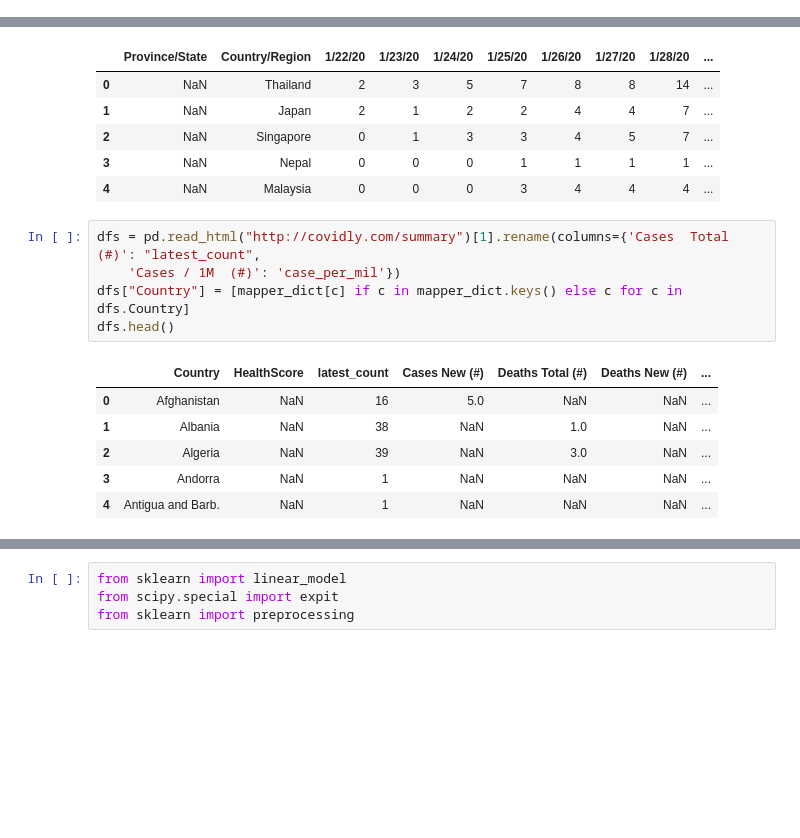
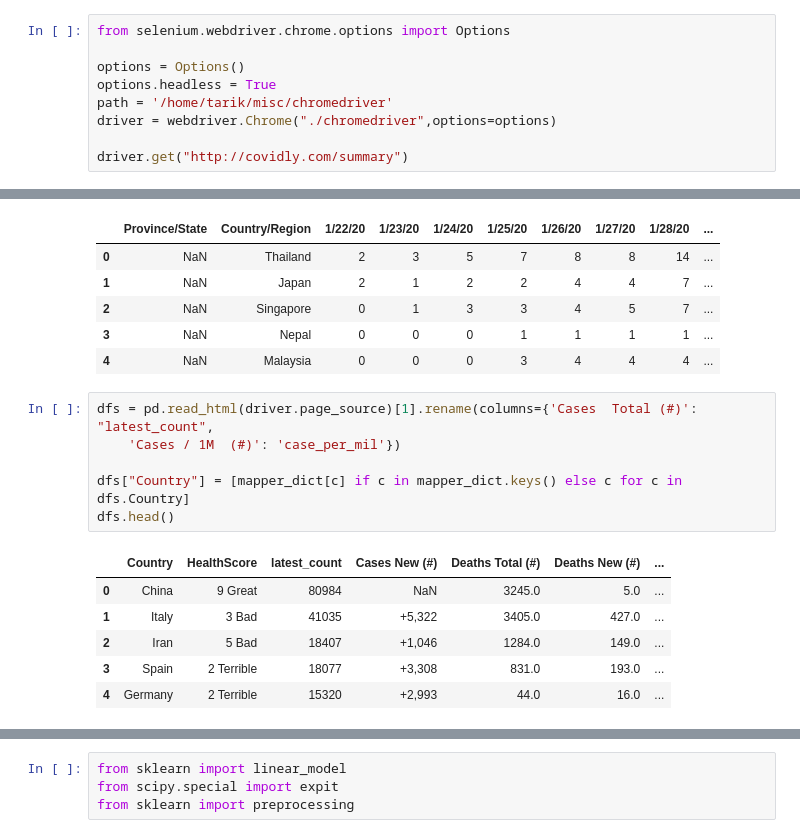
Before and after one commit to tmoon/coronavirus, a Jupyter notebook: analysis/Corna Research.ipynb, the cells around one changed output, grey strips where cells are left out. Drawn from its saved outputs; the diff is of its cells as text; blank space fills up the shorter version.

```diff
--- a/analysis/Corna Research.ipynb
+++ b/analysis/Corna Research.ipynb
@@ -5,3 +9,12 @@
+# %%
+from selenium.webdriver.chrome.options import Options
+
+options = Options()
+options.headless = True
+path = '/home/tarik/misc/chromedriver'
+driver = webdriver.Chrome("./chromedriver",options=options)
+
+driver.get("http://covidly.com/summary")
 # %%
 # https://github.com/CSSEGISandData/COVID-19
 mapper_dict = {'Bosnia and Herz.': 'Bosnia and Herzegovina',
@@ -65,17 +78,18 @@ df.head()
 | 3 | NaN | Nepal | 0 | 0 | 0 | 1 | 1 | 1 | 1 | ... |
 | 4 | NaN | Malaysia | 0 | 0 | 0 | 3 | 4 | 4 | 4 | ... |
 # %%
-dfs = pd.read_html("http://covidly.com/summary")[1].rename(columns={'Cases  Total (#)': "latest_count",
+dfs = pd.read_html(driver.page_source)[1].rename(columns={'Cases  Total (#)': "latest_count",
     'Cases / 1M  (#)': 'case_per_mil'})
+
 dfs["Country"] = [mapper_dict[c] if c in mapper_dict.keys() else c for c in dfs.Country]
 dfs.head()
 # %% [output]
 |  | Country | HealthScore | latest_count | Cases New (#) | Deaths Total (#) | Deaths New (#) | ... |
-| 0 | Afghanistan | NaN | 16 | 5.0 | NaN | NaN | ... |
-| 1 | Albania | NaN | 38 | NaN | 1.0 | NaN | ... |
-| 2 | Algeria | NaN | 39 | NaN | 3.0 | NaN | ... |
-| 3 | Andorra | NaN | 1 | NaN | NaN | NaN | ... |
-| 4 | Antigua and Barb. | NaN | 1 | NaN | NaN | NaN | ... |
+| 0 | China | 9 Great | 80984 | NaN | 3245.0 | 5.0 | ... |
+| 1 | Italy | 3 Bad | 41035 | +5,322 | 3405.0 | 427.0 | ... |
+| 2 | Iran | 5 Bad | 18407 | +1,046 | 1284.0 | 149.0 | ... |
+| 3 | Spain | 2 Terrible | 18077 | +3,308 | 831.0 | 193.0 | ... |
+| 4 | Germany | 2 Terrible | 15320 | +2,993 | 44.0 | 16.0 | ... |
 # %%
 df2 = df[~df["Province/State"].isin(["Diamond Pricess", "Grand Princess"])].rename(columns={"Country/Region": "Country"})
 country_df0 = df2.groupby("Country").sum()
```
Also changed, not shown: parts of 8 cells of this notebook, 3 other files.
